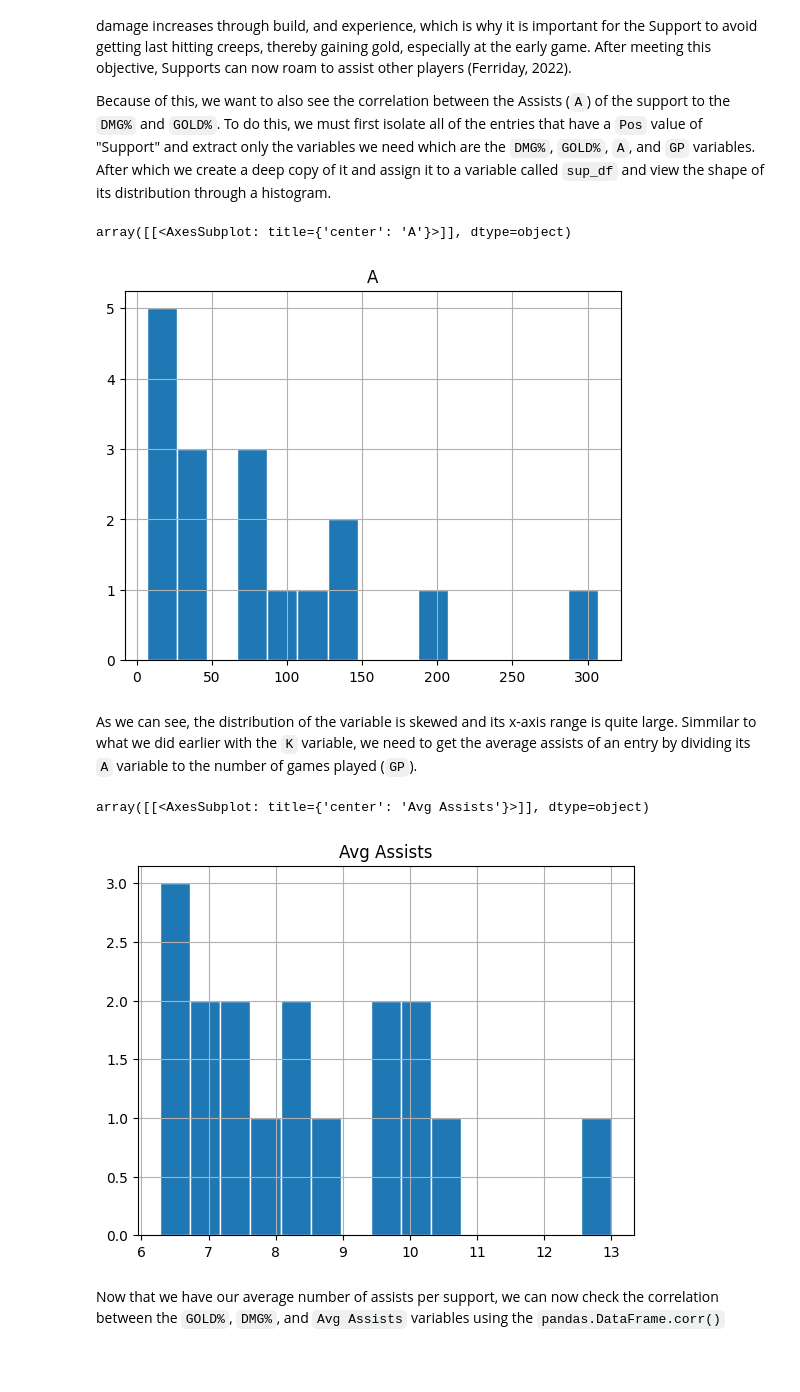
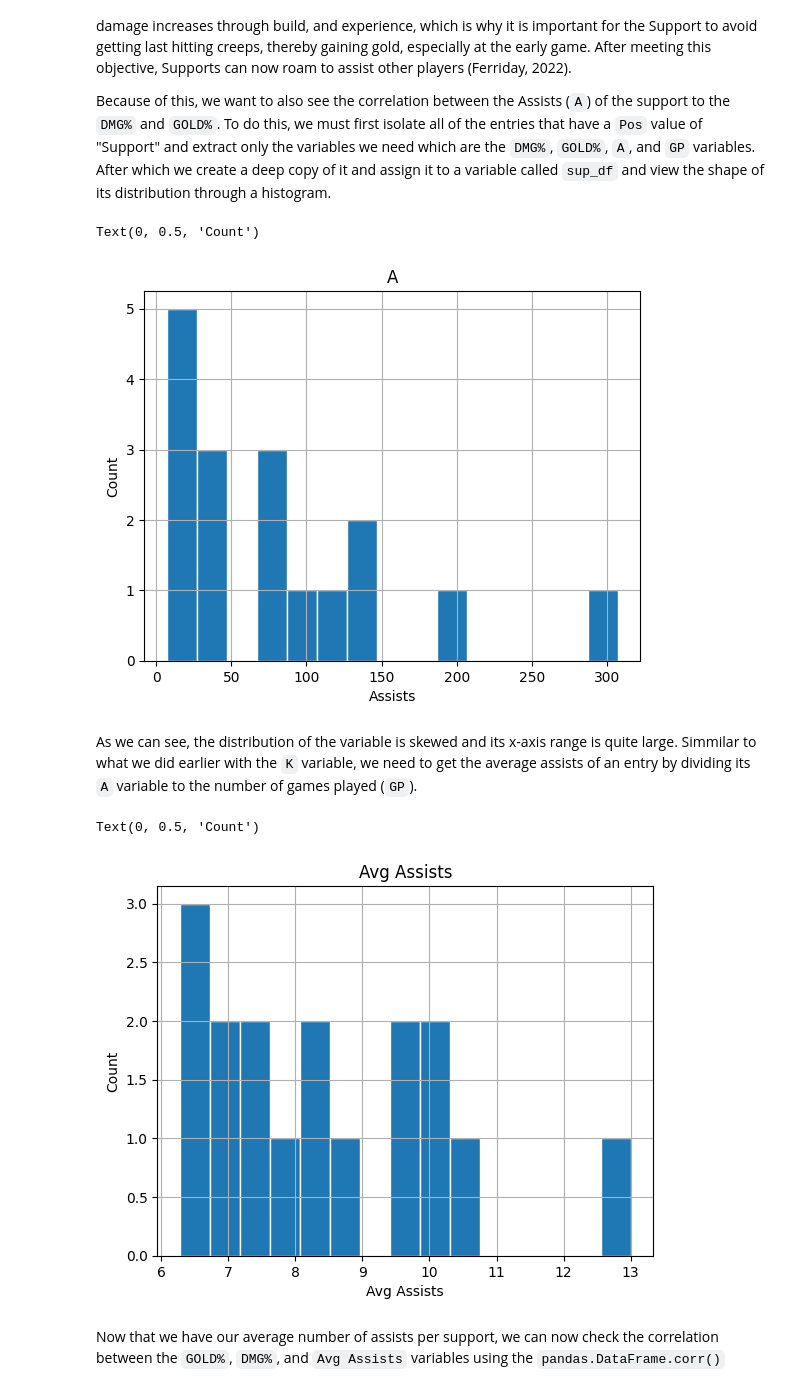
Before and after one commit to Joseph-Ano/League-of-Legends-dataset-visualization, a Jupyter notebook: S13 MCO1 Group8.ipynb, the cells around one changed output. Cells and saved outputs as stored; diff of their text form; code cells hidden in the pictures; blank space fills up the shorter version.

```diff
--- a/S13 MCO1 Group8.ipynb
+++ b/S13 MCO1 Group8.ipynb
@@ -359,17 +359,22 @@ Because of this, we want to also see the correlation between the Assists (`A`) o
 # %%
 sup_df = lol_df.loc[lol_df["Pos"] == "Support", ['DMG%', 'GOLD%', 'A', 'GP']].copy(True)
 sup_df.hist('A', edgecolor='w', bins=15)
+plt.xlabel("Assists")
+plt.ylabel("Count")
 # %% [output]
-array([[<AxesSubplot: title={'center': 'A'}>]], dtype=object)
+Text(0, 0.5, 'Count')
-[figure, old version]
+[figure, new version]
 # %% [markdown]
 As we can see, the distribution of the variable is skewed and its x-axis range is quite large. Simmilar to what we did earlier with the `K` variable, we need to get the average assists of an entry by dividing its `A` variable to the number of games played (`GP`).
 # %%
 sup_df['Avg Assists'] = sup_df['A'] /  sup_df['GP']
 sup_df.hist('Avg Assists', edgecolor='w', bins=15)
+plt.xlabel("Avg Assists")
+plt.ylabel("Count")
+plt.title("Assi
 # %% [output]
-array([[<AxesSubplot: title={'center': 'Avg Assists'}>]], dtype=object)
+Text(0, 0.5, 'Count')
-[figure, old version]
+[figure, new version]
 # %% [markdown]
 Now that we have our average number of assists per support, we can now check the correlation between the `GOLD%`, `DMG%`, and `Avg Assists` variables using the `pandas.DataFrame.corr()`
 # %%
```
Also changed, not shown: parts of 4 cells of this notebook.
